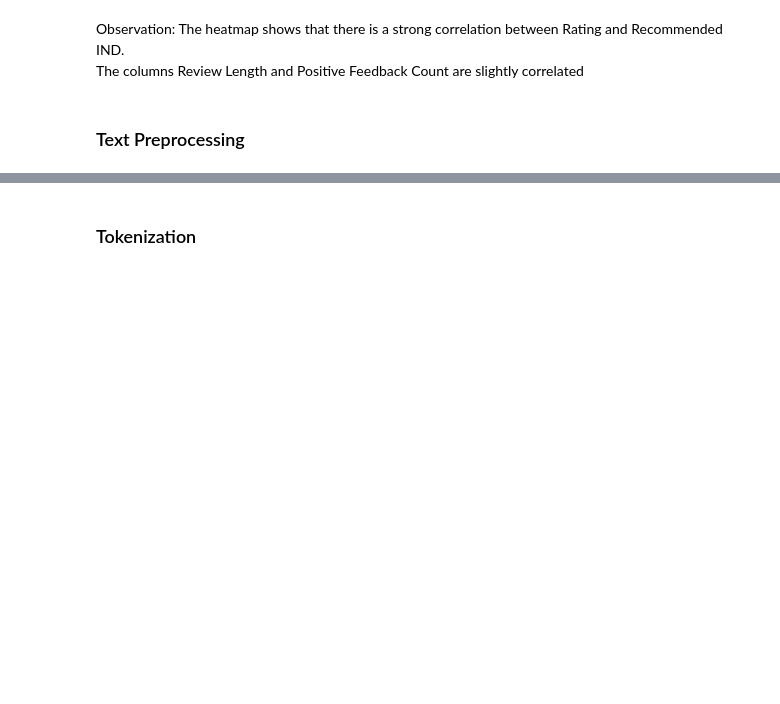
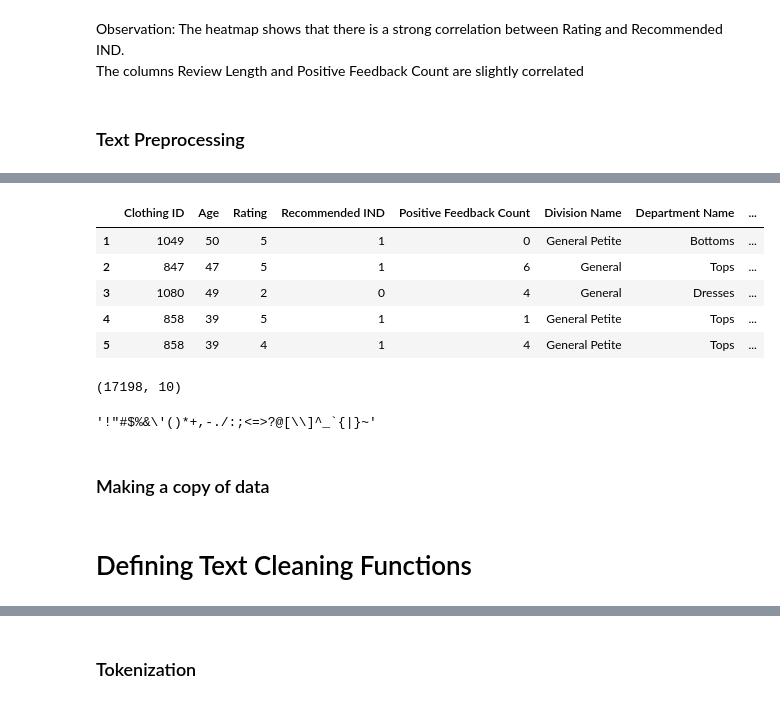
Before and after one commit to ArsalRahimMLE/Women-s-E-Commerce-Clothing-Reviews, a Jupyter notebook: Sentiment Analysis.ipynb, the cells around one changed output, grey strips where cells are left out. Drawn from its saved outputs; the diff is of its cells as text; code cells hidden in the pictures; blank space fills up the shorter version.

```diff
--- a/Sentiment Analysis.ipynb
+++ b/Sentiment Analysis.ipynb
@@ -955,0 +997,19 @@ See the caveats in the documentation: https://pandas.pydata.org/pandas-docs/stab
+# %%
+df.head()
+# %% [output]
+|  | Clothing ID | Age | Rating | Recommended IND | Positive Feedback Count | Division Name | Department Name | ... |
+| 1 | 1049 | 50 | 5 | 1 | 0 | General Petite | Bottoms | ... |
+| 2 | 847 | 47 | 5 | 1 | 6 | General | Tops | ... |
+| 3 | 1080 | 49 | 2 | 0 | 4 | General | Dresses | ... |
+| 4 | 858 | 39 | 5 | 1 | 1 | General Petite | Tops | ... |
+| 5 | 858 | 39 | 4 | 1 | 4 | General Petite | Tops | ... |
+# %%
+df.shape
+# %% [output]
+(17198, 10)
+# %%
+string.punctuation
+# %% [output]
+'!"#$%&\'()*+,-./:;<=>?@[\\]^_`{|}~'
+# %% [markdown]
+### Making a copy of data
@@ -955,0 +1018,2 @@ See the caveats in the documentation: https://pandas.pydata.org/pandas-docs/stab
+# %% [markdown]
+# Defining Text Cleaning Functions
```
Also changed, not shown: parts of 48 cells of this notebook.
